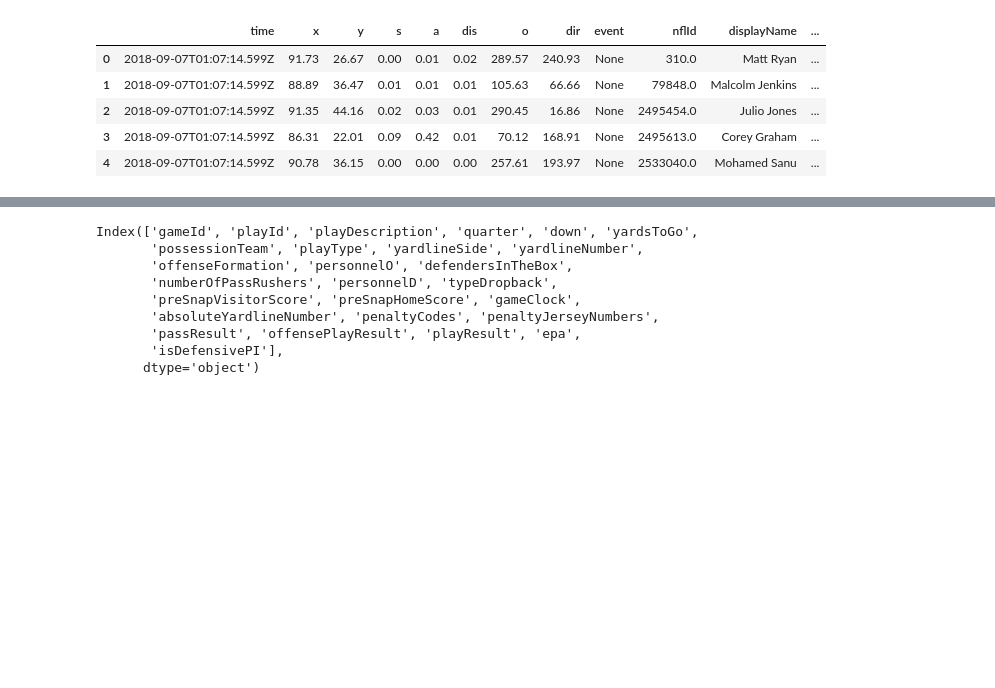
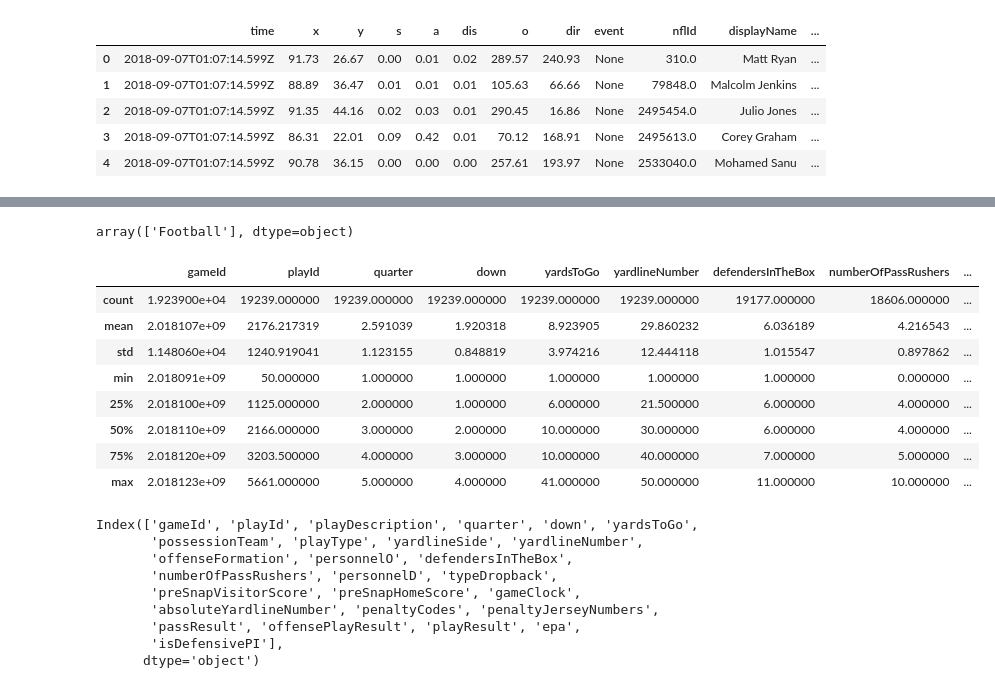
Before and after one commit to andrewbakert/NFL_Pass_Pred, a Jupyter notebook: def_pred.ipynb, the cells around one changed output, grey strips where cells are left out. Cells and saved outputs as stored; diff of their text form; code cells hidden in the pictures; blank space fills up the shorter version.

```diff
--- a/def_pred.ipynb
+++ b/def_pred.ipynb
@@ -34,0 +62,22 @@ play_data = play_data[play_data['absoluteYardlineNumber'].notnull()]
+# %%
+# The null nflId column values are from the movements of the football.
+# This will be filtered later in the notebook.
+week_data[week_data['nflId'].isnull()]['displayName'].unique()
+# %% [output]
+array(['Football'], dtype=object)
+# %%
+# Read play data.
+play_data = pd.read_csv('Kaggle-Data-Files/plays.csv')
+# %%
+# Check for null values. Some yardline numbers are null.
+play_data.describe()
+# %% [output]
+|  | gameId | playId | quarter | down | yardsToGo | yardlineNumber | defendersInTheBox | numberOfPassRushers | ... |
+| count | 1.923900e+04 | 19239.000000 | 19239.000000 | 19239.000000 | 19239.000000 | 19239.000000 | 19177.000000 | 18606.000000 | ... |
+| mean | 2.018107e+09 | 2176.217319 | 2.591039 | 1.920318 | 8.923905 | 29.860232 | 6.036189 | 4.216543 | ... |
+| std | 1.148060e+04 | 1240.919041 | 1.123155 | 0.848819 | 3.974216 | 12.444118 | 1.015547 | 0.897862 | ... |
+| min | 2.018091e+09 | 50.000000 | 1.000000 | 1.000000 | 1.000000 | 1.000000 | 1.000000 | 0.000000 | ... |
+| 25% | 2.018100e+09 | 1125.000000 | 2.000000 | 1.000000 | 6.000000 | 21.500000 | 6.000000 | 4.000000 | ... |
+| 50% | 2.018110e+09 | 2166.000000 | 3.000000 | 2.000000 | 10.000000 | 30.000000 | 6.000000 | 4.000000 | ... |
+| 75% | 2.018120e+09 | 3203.500000 | 4.000000 | 3.000000 | 10.000000 | 40.000000 | 7.000000 | 5.000000 | ... |
+| max | 2.018123e+09 | 5661.000000 | 5.000000 | 4.000000 | 41.000000 | 50.000000 | 11.000000 | 10.000000 | ... |
```
Also changed, not shown: parts of 100 cells of this notebook.
